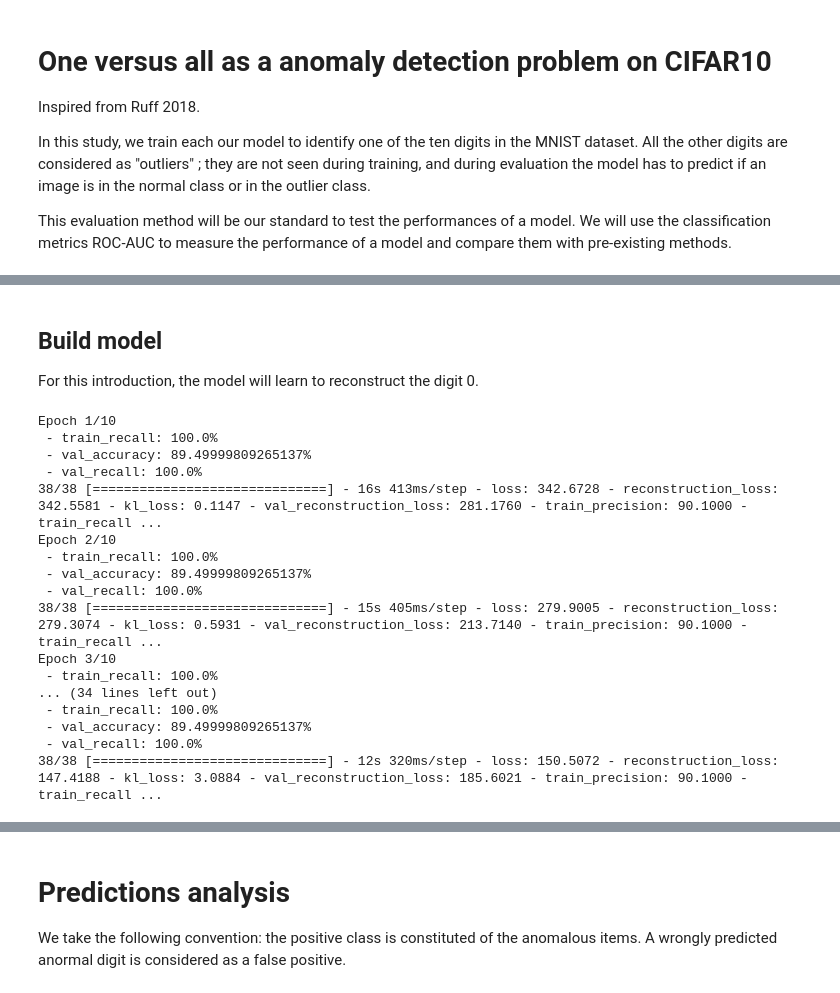
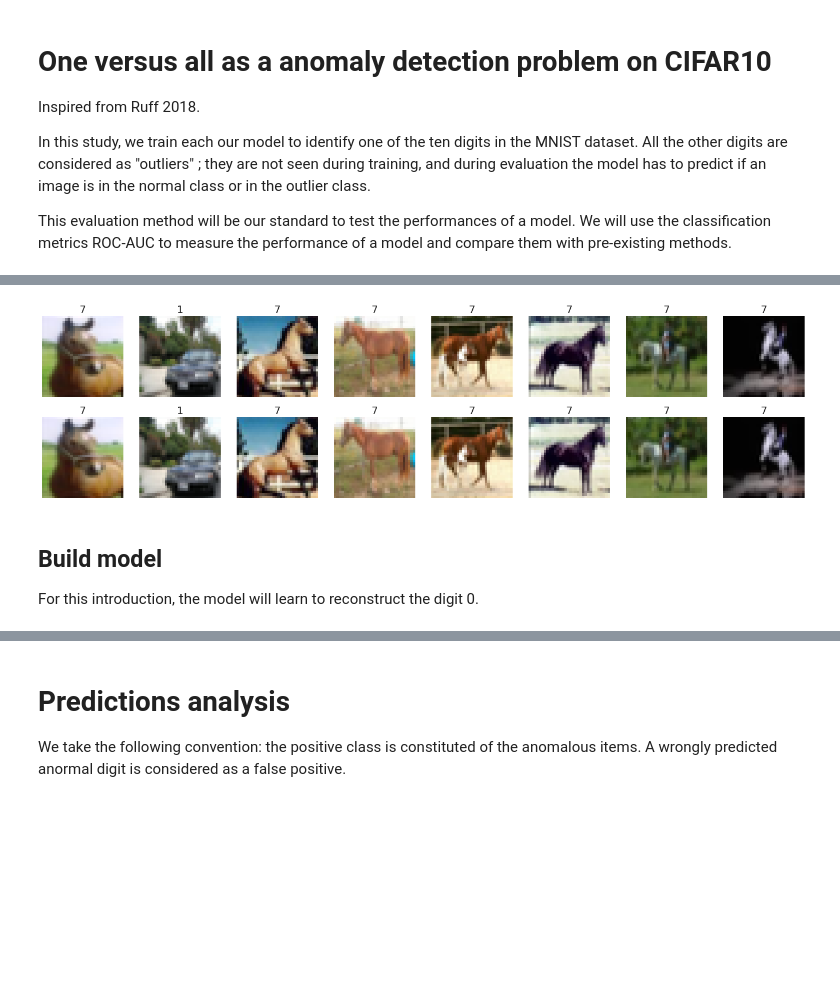
Before and after one commit to hugovaysset/MNIST_UAD, a Jupyter notebook: CIFAR_one_vs_all/introduction.ipynb, the cells around one changed output, grey strips where cells are left out. Cells and saved outputs as stored; diff of their text form; code cells hidden in the pictures; blank space fills up the shorter version.

```diff
--- a/CIFAR_one_vs_all/introduction.ipynb
+++ b/CIFAR_one_vs_all/introduction.ipynb
@@ -72,0 +128,6 @@ print(x_train_bin.shape, y_train_bin.shape)
+# %%
+# find appropriate batch size
+
+for i in range(1,100):
+    if len(x_test) % i == 0:
+        print(i)
@@ -73,3 +143,26 @@ print(x_train_bin.shape, y_train_bin.shape)
+# %%
+def plot_images(batch_x, batch_y, n=3, labx=None, laby=None):
+  plt.figure(figsize=(n*3, 6))
+  for i in range(n):
+    plt.subplot(2, n, i+1)
+    plt.imshow(np.clip(batch_x[i], 0, 1))
+    plt.title(label=int(labx[i].squeeze(-1)))
+    plt.axis("off")
+    plt.subplot(2, n, n+i+1)
+    plt.imshow(np.clip(batch_y[i], 0, 1))
+    plt.title(label=int(labx[i].squeeze(-1)))
+    plt.axis("off")
+# %%
+# To get images and labels
+
+bx, by = x_test[1]
+
+imx, labx = bx
+imy, laby = by
+
+plot_images(imx, imy, n=8, labx=labx, laby=laby)
+# %% [output]
+[figure, added]
 # %% [markdown]
 ## Build model
 
@@ -135,20 +260,0 @@ vae.compile(optimizer=tf.keras.optimizers.Adam())
-# %%
-history = vae.fit(x_train_bin, x_train_bin, validation_data=(x_val, y_val_bin), epochs=10, batch_size=128, callbacks=[train_acc_callback, val_acc_callback])
-# %% [output]
-Epoch 1/10
- - train_recall: 100.0%
- - val_accuracy: 89.49999809265137%
- - val_recall: 100.0%
-38/38 [==============================] - 16s 413ms/step - loss: 342.6728 - reconstruction_loss: 342.5581 - kl_loss: 0.1147 - val_reconstruction_loss: 281.1760 - train_precision: 90.1000 - train_recall ...
-Epoch 2/10
- - train_recall: 100.0%
- - val_accuracy: 89.49999809265137%
- - val_recall: 100.0%
-38/38 [==============================] - 15s 405ms/step - loss: 279.9005 - reconstruction_loss: 279.3074 - kl_loss: 0.5931 - val_reconstruction_loss: 213.7140 - train_precision: 90.1000 - train_recall ...
-Epoch 3/10
- - train_recall: 100.0%
-... (34 lines left out)
- - train_recall: 100.0%
- - val_accuracy: 89.49999809265137%
- - val_recall: 100.0%
-38/38 [==============================] - 12s 320ms/step - loss: 150.5072 - reconstruction_loss: 147.4188 - kl_loss: 3.0884 - val_reconstruction_loss: 185.6021 - train_precision: 90.1000 - train_recall ...
```
Also changed, not shown: parts of 28 cells of this notebook, 4 other files.
